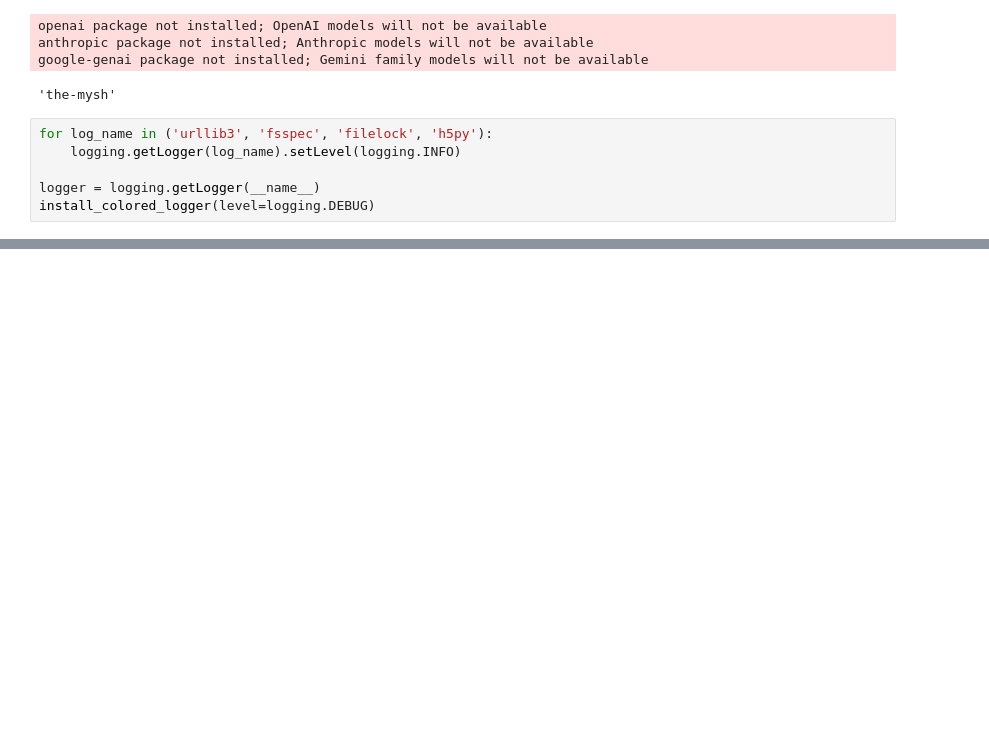
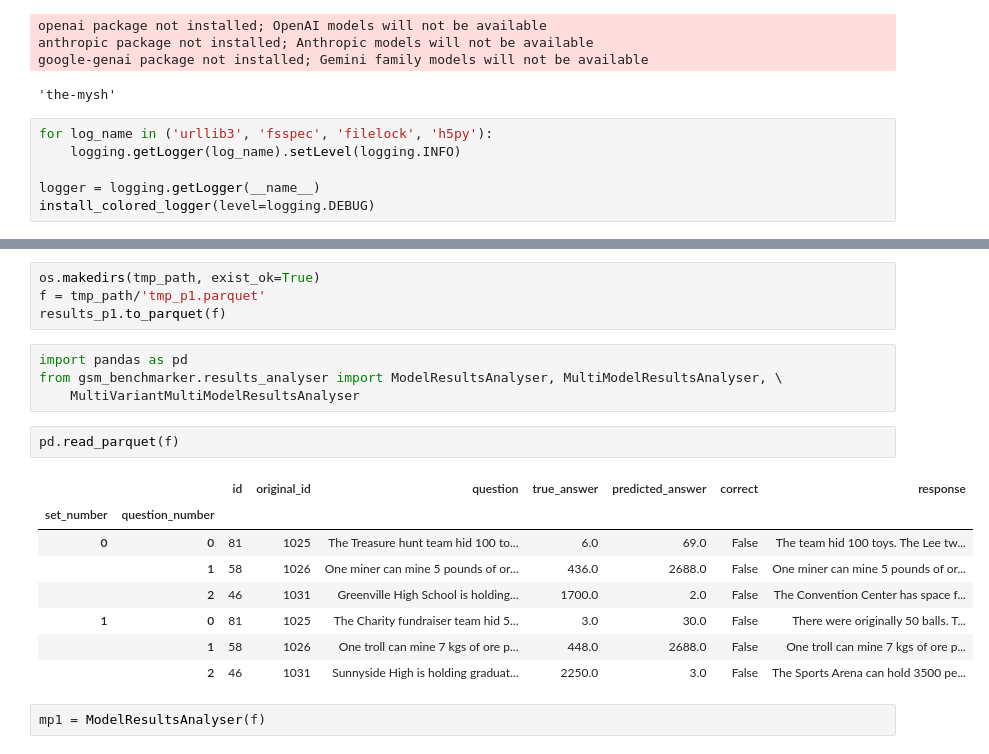
Before and after one commit to the-mysh/gsm-symbolic-benchmarking, a Jupyter notebook: notebooks/benchmark_experiments.ipynb, the cells around one changed output, grey strips where cells are left out. Cells and saved outputs as stored; diff of their text form; blank space fills up the shorter version.

```diff
--- a/notebooks/benchmark_experiments.ipynb
+++ b/notebooks/benchmark_experiments.ipynb
@@ -218,0 +179,21 @@ gsm_benchmarker.utils.path_ops [INFO] 2025-10-22 18:23:10: Removing intermediate
+# %%
+os.makedirs(tmp_path, exist_ok=True)
+f = tmp_path/'tmp_p1.parquet'
+results_p1.to_parquet(f)
+# %%
+import pandas as pd
+from gsm_benchmarker.results_analyser import ModelResultsAnalyser, MultiModelResultsAnalyser, \
+    MultiVariantMultiModelResultsAnalyser
+# %%
+pd.read_parquet(f)
+# %% [output]
+|  |  | id | original_id | question | true_answer | predicted_answer | correct | response |
+| set_number | question_number |  |  |  |  |  |  |  |
+| 0 | 0 | 81 | 1025 | The Treasure hunt team hid 100 to... | 6.0 | 69.0 | False | The team hid 100 toys. The Lee tw... |
+|  | 1 | 58 | 1026 | One miner can mine 5 pounds of or... | 436.0 | 2688.0 | False | One miner can mine 5 pounds of or... |
+|  | 2 | 46 | 1031 | Greenville High School is holding... | 1700.0 | 2.0 | False | The Convention Center has space f... |
+| 1 | 0 | 81 | 1025 | The Charity fundraiser team hid 5... | 3.0 | 30.0 | False | There were originally 50 balls. T... |
+|  | 1 | 58 | 1026 | One troll can mine 7 kgs of ore p... | 448.0 | 2688.0 | False | One troll can mine 7 kgs of ore p... |
+|  | 2 | 46 | 1031 | Sunnyside High is holding graduat... | 2250.0 | 3.0 | False | The Sports Arena can hold 3500 pe... |
+# %%
+mp1 = ModelResultsAnalyser(f)
```
Also changed, not shown: parts of 20 cells of this notebook, 4 other files.
